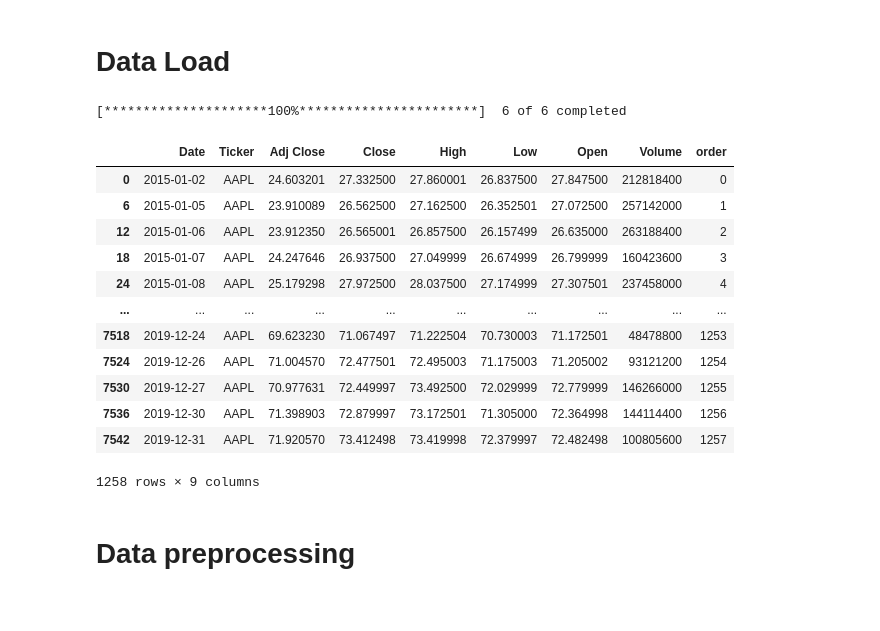
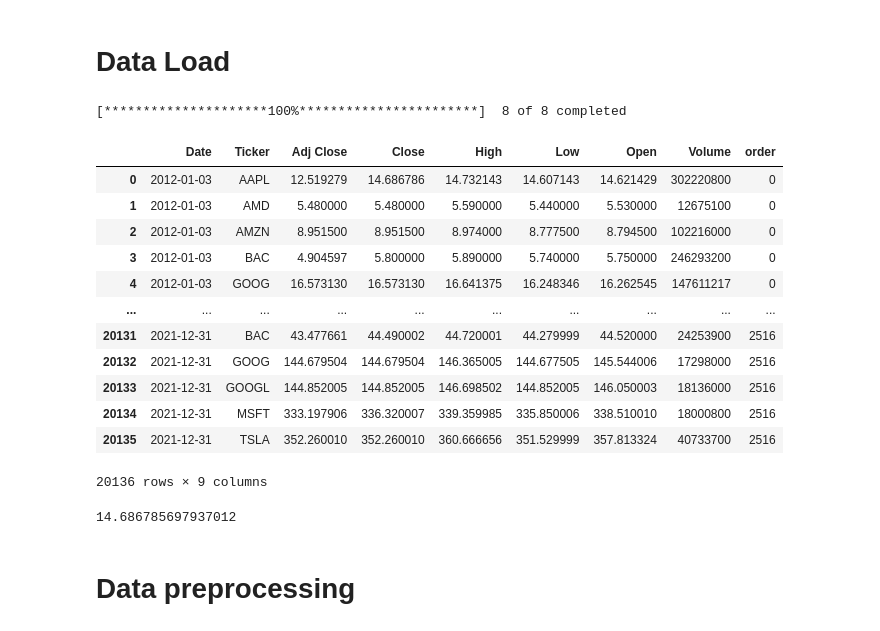
Before and after one commit to iandroid1812/HSE_Masters, a Jupyter notebook: darts.ipynb, the cells around one changed output. Cells and saved outputs as stored; diff of their text form; code cells hidden in the pictures.

```diff
--- a/darts.ipynb
+++ b/darts.ipynb
@@ -92,8 +104,10 @@ def load_data():
     tickers_df = pd.read_csv(id_to_ticker_path)
     company_name_df = pd.read_csv(ticker_to_name_path)
     tickers = company_name_df.ticker_symbol.tolist()
+    tickers.append('AMD')
+    tickers.append('BAC')
 
-    market_data = yf.download((' ').join(tickers), start="2015-01-01", end="2020-01-01", group_by = 'ticker')
+    market_data = yf.download((' ').join(tickers), start="2012-01-01", end="2022-01-01", group_by = 'ticker')
 
     # returns = pd.DataFrame()
 
@@ -114,27 +128,27 @@ def load_data():
 # %%
 data = load_data()
 data['order'] = None
 
-for i, j in itertools.product(range(0, len(data), data.nunique().Ticker), range(6)):
-    data.loc[i+j, 'order'] = i and int(i / 6) or 0
+for i, j in itertools.product(range(0, len(data), data.nunique().Ticker), range(8)):
+    data.loc[i+j, 'order'] = i and int(i / 8) or 0
 
 data.order = data.order.astype('int')
 
-data = data[data.Ticker == TICKER]
+# data = data[data.Ticker == TICKER]
 
 data
 # %% [output]
-[*********************100%***********************]  6 of 6 completed
+[*********************100%***********************]  8 of 8 completed
 |  | Date | Ticker | Adj Close | Close | High | Low | Open | Volume | order |
-| 0 | 2015-01-02 | AAPL | 24.603201 | 27.332500 | 27.860001 | 26.837500 | 27.847500 | 212818400 | 0 |
-| 6 | 2015-01-05 | AAPL | 23.910089 | 26.562500 | 27.162500 | 26.352501 | 27.072500 | 257142000 | 1 |
-| 12 | 2015-01-06 | AAPL | 23.912350 | 26.565001 | 26.857500 | 26.157499 | 26.635000 | 263188400 | 2 |
-| 18 | 2015-01-07 | AAPL | 24.247646 | 26.937500 | 27.049999 | 26.674999 | 26.799999 | 160423600 | 3 |
-| 24 | 2015-01-08 | AAPL | 25.179298 | 27.972500 | 28.037500 | 27.174999 | 27.307501 | 237458000 | 4 |
+| 0 | 2012-01-03 | AAPL | 12.519279 | 14.686786 | 14.732143 | 14.607143 | 14.621429 | 302220800 | 0 |
+| 1 | 2012-01-03 | AMD | 5.480000 | 5.480000 | 5.590000 | 5.440000 | 5.530000 | 12675100 | 0 |
+| 2 | 2012-01-03 | AMZN | 8.951500 | 8.951500 | 8.974000 | 8.777500 | 8.794500 | 102216000 | 0 |
+| 3 | 2012-01-03 | BAC | 4.904597 | 5.800000 | 5.890000 | 5.740000 | 5.750000 | 246293200 | 0 |
+| 4 | 2012-01-03 | GOOG | 16.573130 | 16.573130 | 16.641375 | 16.248346 | 16.262545 | 147611217 | 0 |
 | ... | ... | ... | ... | ... | ... | ... | ... | ... | ... |
-| 7518 | 2019-12-24 | AAPL | 69.623230 | 71.067497 | 71.222504 | 70.730003 | 71.172501 | 48478800 | 1253 |
-| 7524 | 2019-12-26 | AAPL | 71.004570 | 72.477501 | 72.495003 | 71.175003 | 71.205002 | 93121200 | 1254 |
-| 7530 | 2019-12-27 | AAPL | 70.977631 | 72.449997 | 73.492500 | 72.029999 | 72.779999 | 146266000 | 1255 |
-| 7536 | 2019-12-30 | AAPL | 71.398903 | 72.879997 | 73.172501 | 71.305000 | 72.364998 | 144114400 | 1256 |
-| 7542 | 2019-12-31 | AAPL | 71.920570 | 73.412498 | 73.419998 | 72.379997 | 72.482498 | 100805600 | 1257 |
+| 20131 | 2021-12-31 | BAC | 43.477661 | 44.490002 | 44.720001 | 44.279999 | 44.520000 | 24253900 | 2516 |
+| 20132 | 2021-12-31 | GOOG | 144.679504 | 144.679504 | 146.365005 | 144.677505 | 145.544006 | 17298000 | 2516 |
+| 20133 | 2021-12-31 | GOOGL | 144.852005 | 144.852005 | 146.698502 | 144.852005 | 146.050003 | 18136000 | 2516 |
+| 20134 | 2021-12-31 | MSFT | 333.197906 | 336.320007 | 339.359985 | 335.850006 | 338.510010 | 18000800 | 2516 |
+| 20135 | 2021-12-31 | TSLA | 352.260010 | 352.260010 | 360.666656 | 351.529999 | 357.813324 | 40733700 | 2516 |
-1258 rows × 9 columns
+20136 rows × 9 columns
@@ -140,0 +171,4 @@ data
+# %%
+df.AAPL[0]
+# %% [output]
+14.686785697937012
```
Also changed, not shown: parts of 13 cells of this notebook, 9 other files.
